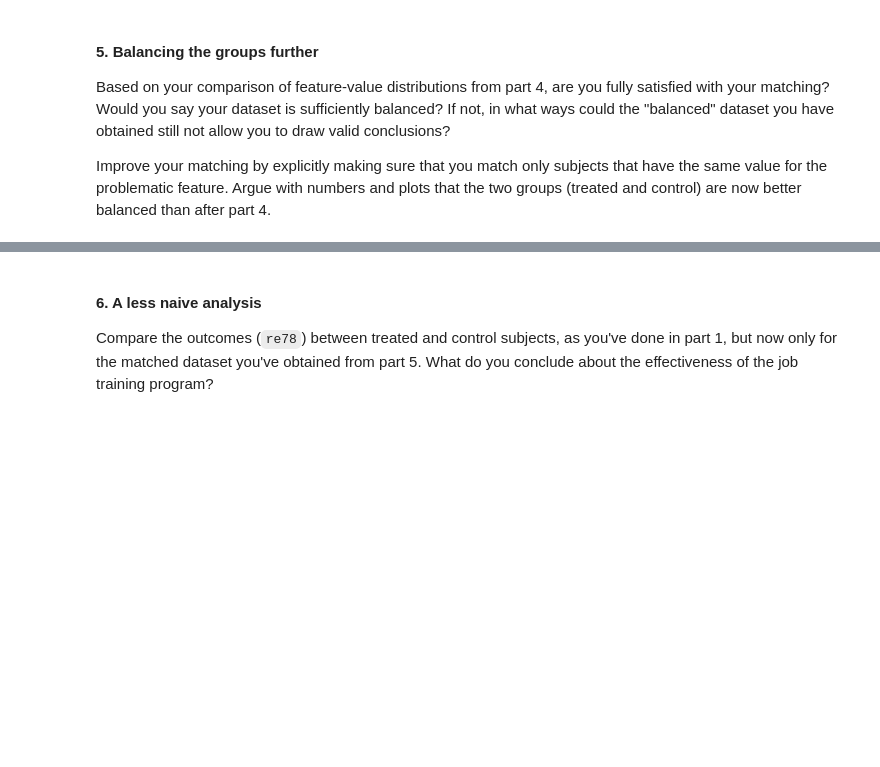
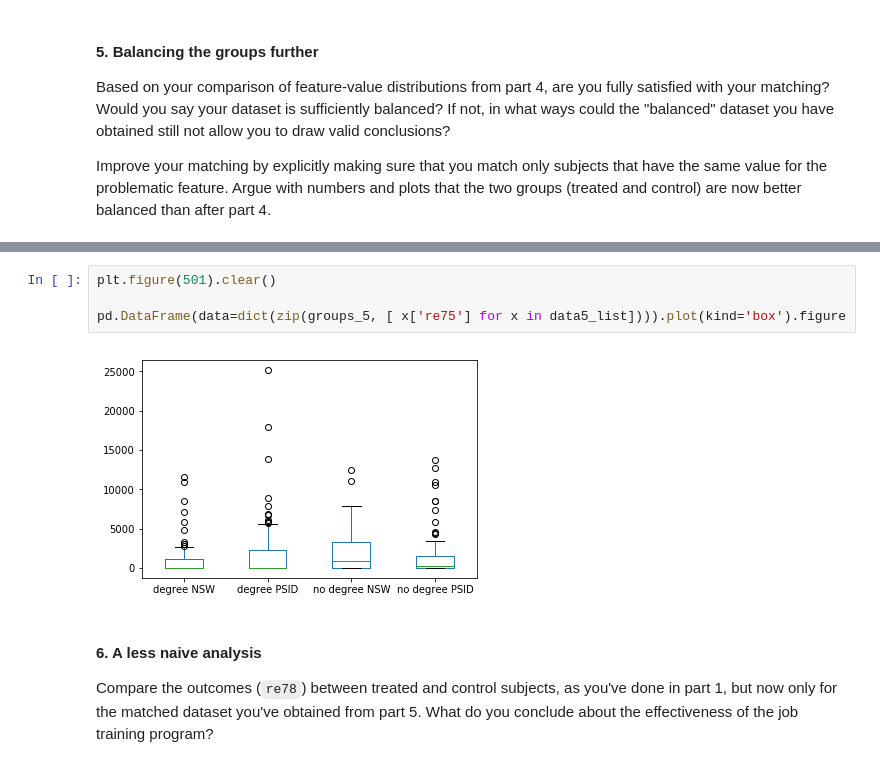
Before and after one commit to matthieuDev/ADA2017, a Jupyter notebook: 04 - Applied ML/Homework 4.ipynb, the cells around one changed output, grey strips where cells are left out. Cells and saved outputs as stored; diff of their text form; blank space fills up the shorter version.

```diff
--- a/04 - Applied ML/Homework 4.ipynb
+++ b/04 - Applied ML/Homework 4.ipynb
@@ -483,3 +497,9 @@ Argue with numbers and plots that the two groups (treated and control) are now b
+# %%
+plt.figure(501).clear()
+
+pd.DataFrame(data=dict(zip(groups_5, [ x['re75'] for x in data5_list]))).plot(kind='box').figure
+# %% [output]
+[figure, added]
 # %% [markdown]
 #### 6. A less naive analysis
 
```
Also changed, not shown: parts of 19 cells of this notebook.
